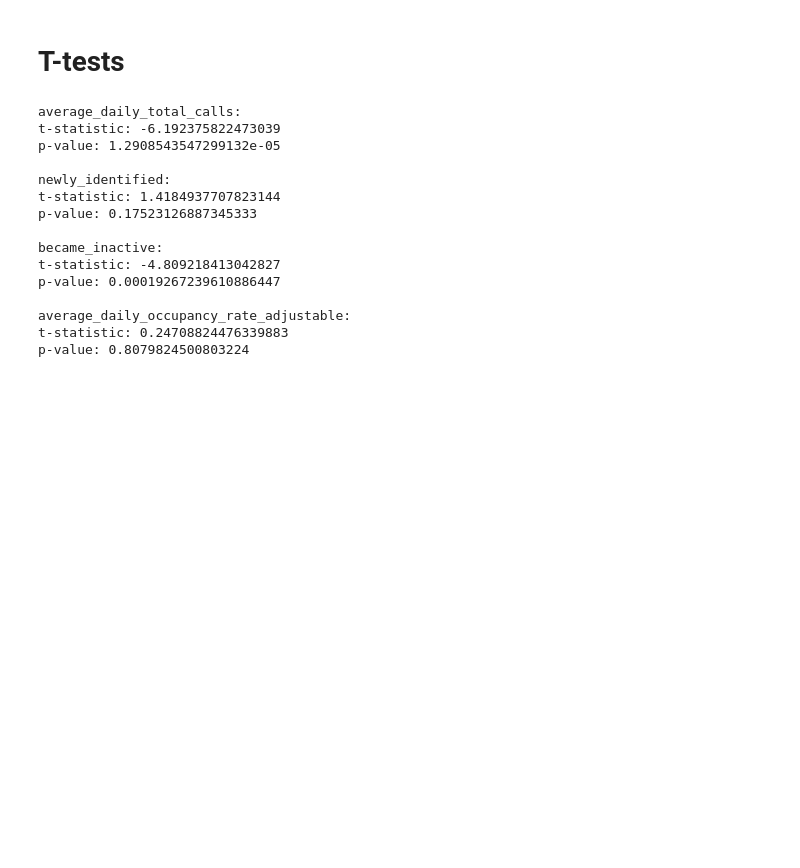
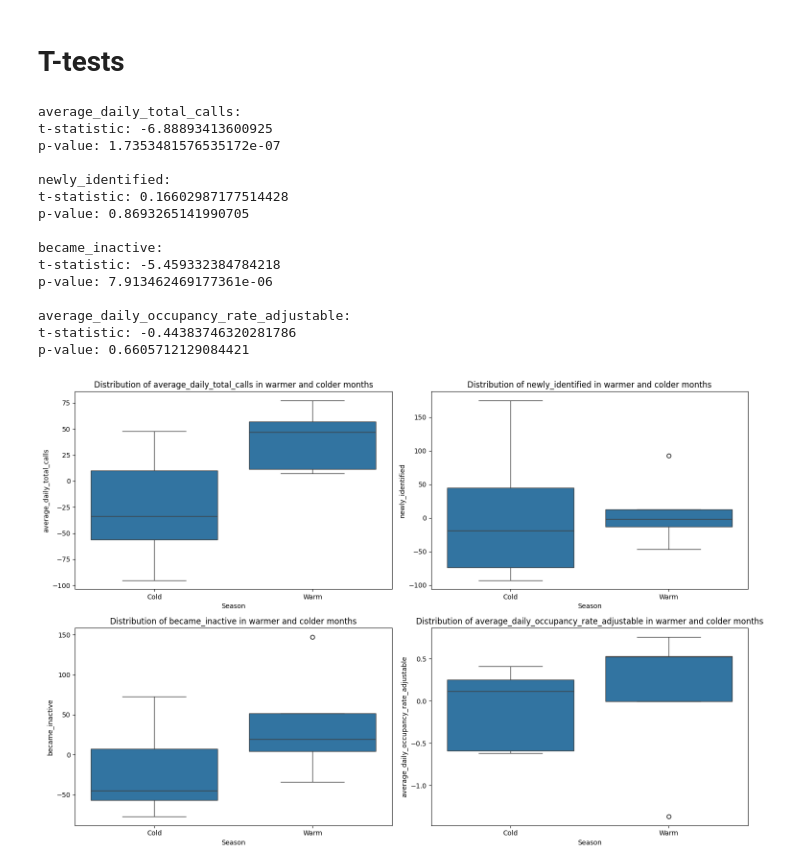
Before and after one commit to pendovka/Toronto-Shelter-Traffic, a Jupyter notebook: Shelter-Demand-Predictor.ipynb, the cells around one changed output. Drawn from its saved outputs; the diff is of its cells as text; code cells hidden in the pictures; blank space fills up the shorter version.

```diff
--- a/Shelter-Demand-Predictor.ipynb
+++ b/Shelter-Demand-Predictor.ipynb
@@ -243,31 +243,51 @@ Seasonality is also somewhat correlated with the adjustable occupancy rate: 17.3
 # %% [markdown]
 # T-tests
 # %%
-for variable in merged_calls_occupancy_flow_monthly[['average_daily_total_calls', 'newly_identified', 'became_inactive', 'average_daily_occupancy_rate_adjustable']]:
+variables = ['average_daily_total_calls', 'newly_identified', 'became_inactive', 'average_daily_occupancy_rate_adjustable']
+
+fig, axes = plt.subplots(2, 2, figsize=(15, 10))
+
+axes = axes.flatten()
+
+for i, variable in enumerate(variables):
+
     result = seasonal_decompose(merged_calls_occupancy_flow_monthly[variable])
     seasonal_data = pd.DataFrame({variable: result.seasonal})
     seasonal_data['Month'] = seasonal_data.index.month
 
-    winter_calls = seasonal_data[seasonal_data['Month'].isin([12, 1, 2])][variable]
-    summer_calls = seasonal_data[seasonal_data['Month'].isin([6, 7, 8])][variable]
+    cold_months = [11, 12, 1, 2,3]
+    warm_months = [5, 6, 7, 8,9]
 
-    t_statistic, p_value = ttest_ind(winter_calls, summer_calls)
+    winter_values = seasonal_data[seasonal_data['Month'].isin(cold_months)][variable]
+    summer_values = seasonal_data[seasonal_data['Month'].isin(warm_months)][variable]
+
+    t_statistic, p_value = ttest_ind(winter_values, summer_values)
+
+    seasonal_data['Season'] = np.where(seasonal_data['Month'].isin(warm_months), 'Warm', 'Cold')
+    seasonal_data['Season'] = np.where(seasonal_data['Month'].isin(cold_months), 'Cold', seasonal_data['Season'])
+
+    sns.boxplot(x='Season', y=variable, data=seasonal_data, order=['Cold', 'Warm'], ax=axes[i])
+    axes[i].set_title(f'Distribution of {variable} in warmer and colder months')
 
     print(f"{variable}: \nt-statistic: {t_statistic}")
     print("p-value:", p_value, "\n")
+
+plt.tight_layout()
+plt.show()
 # %% [output]
 average_daily_total_calls:
-t-statistic: -6.192375822473039
-p-value: 1.2908543547299132e-05
+t-statistic: -6.88893413600925
+p-value: 1.7353481576535172e-07
 
 newly_identified:
-t-statistic: 1.4184937707823144
-p-value: 0.17523126887345333
+t-statistic: 0.16602987177514428
+p-value: 0.8693265141990705
 
 became_inactive:
-t-statistic: -4.809218413042827
-p-value: 0.00019267239610886447
+t-statistic: -5.459332384784218
+p-value: 7.913462469177361e-06
 
 average_daily_occupancy_rate_adjustable:
-t-statistic: 0.24708824476339883
-p-value: 0.8079824500803224
+t-statistic: -0.44383746320281786
+p-value: 0.6605712129084421
+[figure, added]
```
